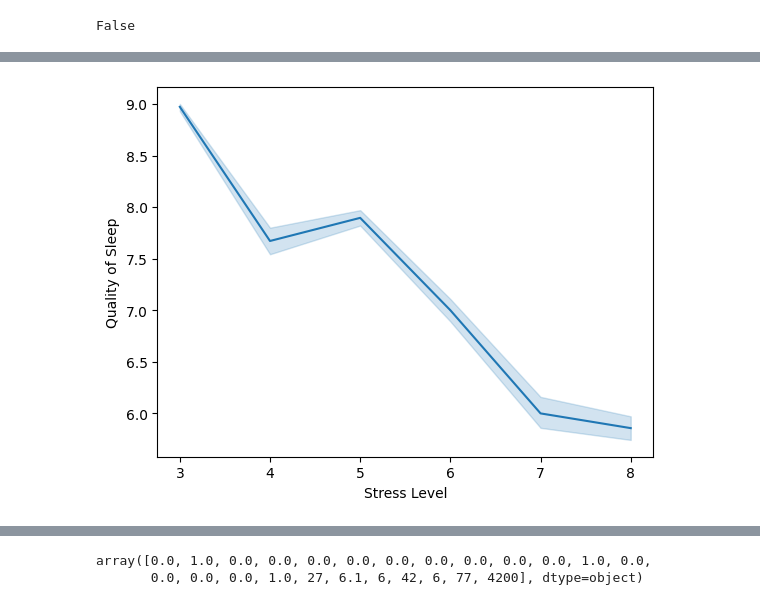
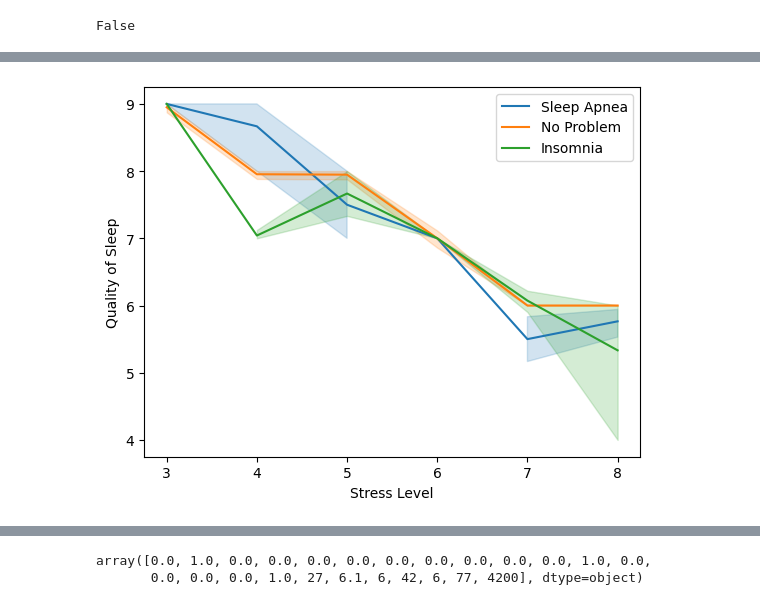
Before and after one commit to marcelo-soares-souza/Trabalho-PUC-MG, a Jupyter notebook: analysis.ipynb, the cells around one changed output, grey strips where cells are left out. Saved outputs shown, nothing was run; the diff lists cells and outputs as text; code cells hidden in the pictures.

```diff
--- a/analysis.ipynb
+++ b/analysis.ipynb
@@ -78,5 +82,12 @@ plt.show()
 # %%
-sns.lineplot(data=df, x="Stress Level", y="Quality of Sleep")
+apnea = df[df['Sleep Disorder']=='Sleep Apnea'].reset_index(drop=True)
+noproblem = df[df['Sleep Disorder']=='No Problem'].reset_index(drop=True)
+insomnia = df[df['Sleep Disorder']=='Insomnia'].reset_index(drop=True)
+
+sns.lineplot(x='Stress Level', y='Quality of Sleep', data=apnea, legend='auto', label='Sleep Apnea')
+sns.lineplot(x='Stress Level', y='Quality of Sleep', data=noproblem, legend='auto', label='No Problem')
+sns.lineplot(x='Stress Level', y='Quality of Sleep', data=insomnia, legend='auto', label='Insomnia')
+
 plt.show()
 # %% [output]
-[figure, old version]
+[figure, new version]
```
Also changed, not shown: parts of 16 cells of this notebook.
